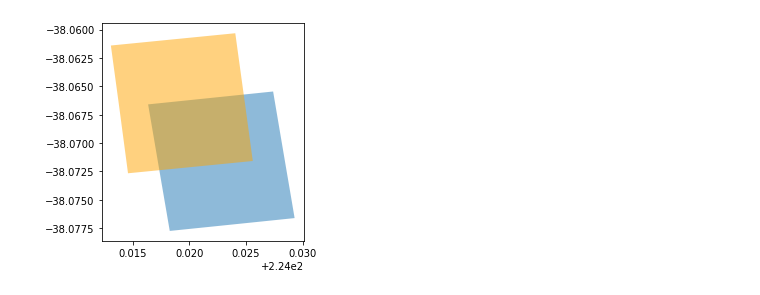
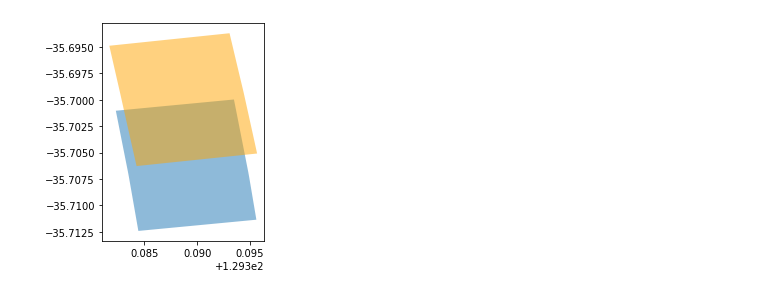
Before and after one commit to tgiroux/autocnet, a Jupyter notebook: notebooks/hirise_registration.ipynb, the cells around one changed output. Saved outputs shown, nothing was run; the diff lists cells and outputs as text; code cells hidden in the pictures.

```diff
--- a/notebooks/hirise_registration.ipynb
+++ b/notebooks/hirise_registration.ipynb
@@ -29,6 +32,6 @@ from autocnet.utils import hirise
 # %%
-df1 = hirise.load_segments("/scratch/krodriguez/hirise/bolder_shift/ESP_014038_1415")
-df2 = hirise.load_segments("/scratch/krodriguez/hirise/bolder_shift/ESP_031022_1415")
+df1 = hirise.load_segments("/scratch/krodriguez/hirise/no_change/ESP_012024_1440/")
+df2 = hirise.load_segments("/scratch/krodriguez/hirise/no_change/ESP_020661_1440/")
 
 ax = df1.plot(figsize=(10,10), alpha=.3)
 df2.plot(figsize=(20,50), alpha=.3, ax=ax, color="orange")
@@ -38,17 +41,17 @@ df2.plot(figsize=(20,50), alpha=.3, ax=ax, color="orange")
 # %%
-p = Point(224.024, -38.07)
+p = Point(129.393, -35.703)
 
 roi1 = df1[df1.intersects(p)].reindex()
 roi1_geoms = roi1["footprint"]
 
 roi2 = df2[df2.intersects(roi1.footprint.unary_union)]
 roi2 = roi2[roi2.intersects(p)].iloc[0:1]
 
 
 ax = roi1.plot(alpha=.5)
 roi2.plot(ax=ax, alpha=.5, color="orange")
 
 roi1 = roi1.iloc[0]
 roi2 = roi2.iloc[0]
 # %% [output]
-[figure, old version]
+[figure, new version]
```
Also changed, not shown: parts of 11 cells of this notebook, 3 other files.
